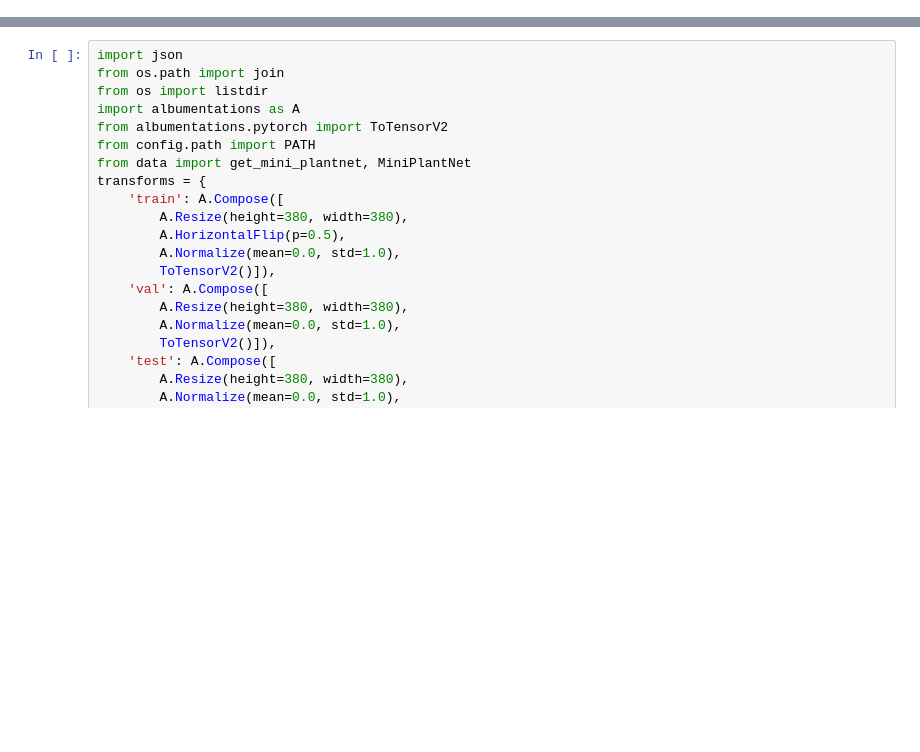
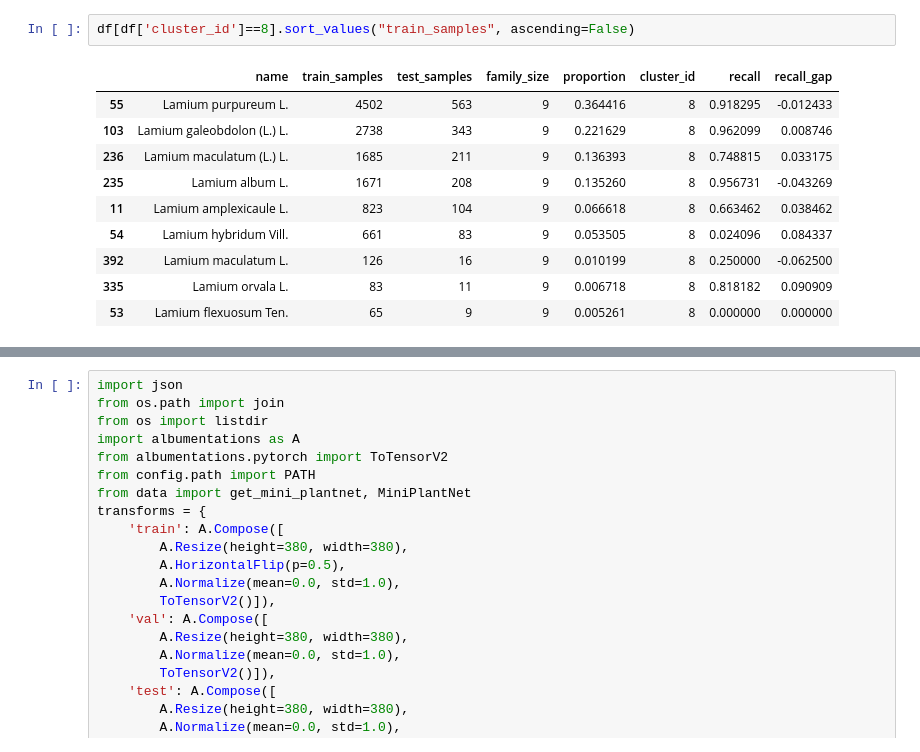
Before and after one commit to hukim1112/uos_plantclassification, a Jupyter notebook: jupyters/metric_analysis.ipynb, the cells around one changed output, grey strips where cells are left out. Drawn from its saved outputs; the diff is of its cells as text; blank space fills up the shorter version.

```diff
--- a/jupyters/metric_analysis.ipynb
+++ b/jupyters/metric_analysis.ipynb
@@ -12,0 +55,13 @@ df2 = pd.read_csv(dhc_metric_path)
+# %%
+df[df['cluster_id']==8].sort_values("train_samples", ascending=False)
+# %% [output]
+|  | name | train_samples | test_samples | family_size | proportion | cluster_id | recall | recall_gap |
+| 55 | Lamium purpureum L. | 4502 | 563 | 9 | 0.364416 | 8 | 0.918295 | -0.012433 |
+| 103 | Lamium galeobdolon (L.) L. | 2738 | 343 | 9 | 0.221629 | 8 | 0.962099 | 0.008746 |
+| 236 | Lamium maculatum (L.) L. | 1685 | 211 | 9 | 0.136393 | 8 | 0.748815 | 0.033175 |
+| 235 | Lamium album L. | 1671 | 208 | 9 | 0.135260 | 8 | 0.956731 | -0.043269 |
+| 11 | Lamium amplexicaule L. | 823 | 104 | 9 | 0.066618 | 8 | 0.663462 | 0.038462 |
+| 54 | Lamium hybridum Vill. | 661 | 83 | 9 | 0.053505 | 8 | 0.024096 | 0.084337 |
+| 392 | Lamium maculatum L. | 126 | 16 | 9 | 0.010199 | 8 | 0.250000 | -0.062500 |
+| 335 | Lamium orvala L. | 83 | 11 | 9 | 0.006718 | 8 | 0.818182 | 0.090909 |
+| 53 | Lamium flexuosum Ten. | 65 | 9 | 9 | 0.005261 | 8 | 0.000000 | 0.000000 |
```
Also changed, not shown: parts of 18 cells of this notebook, 19 other files.
